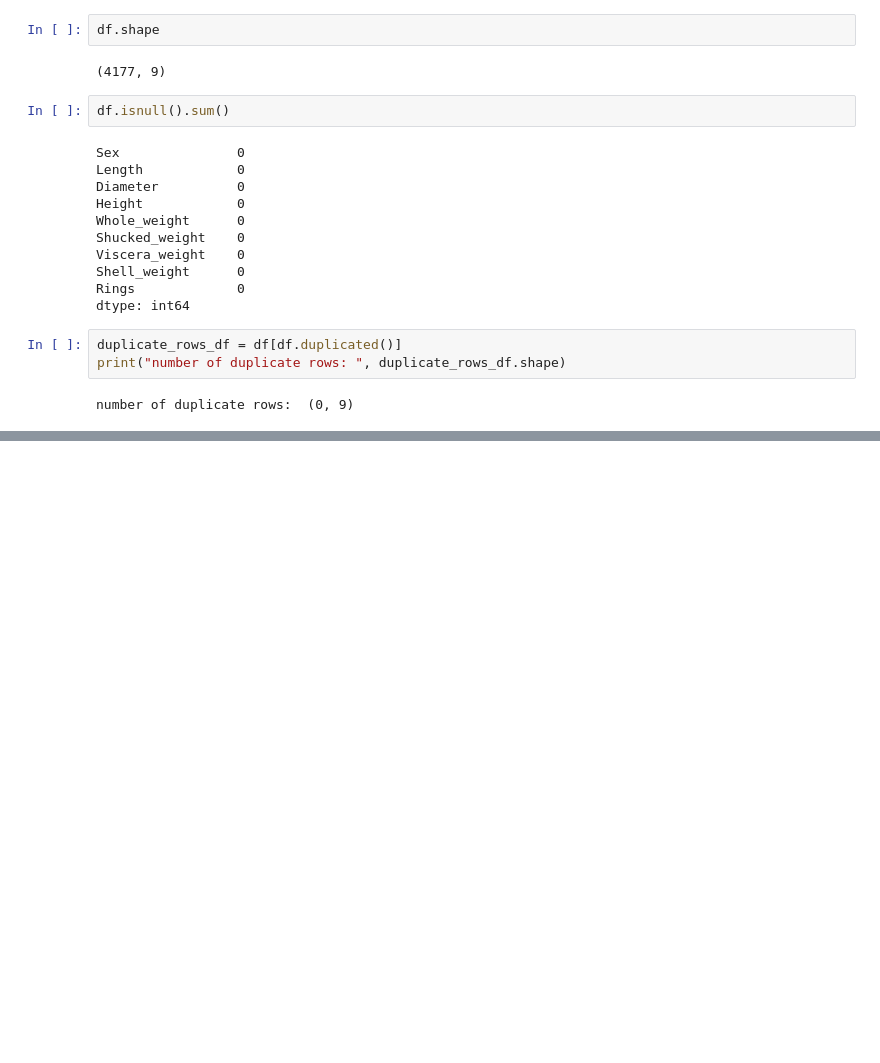
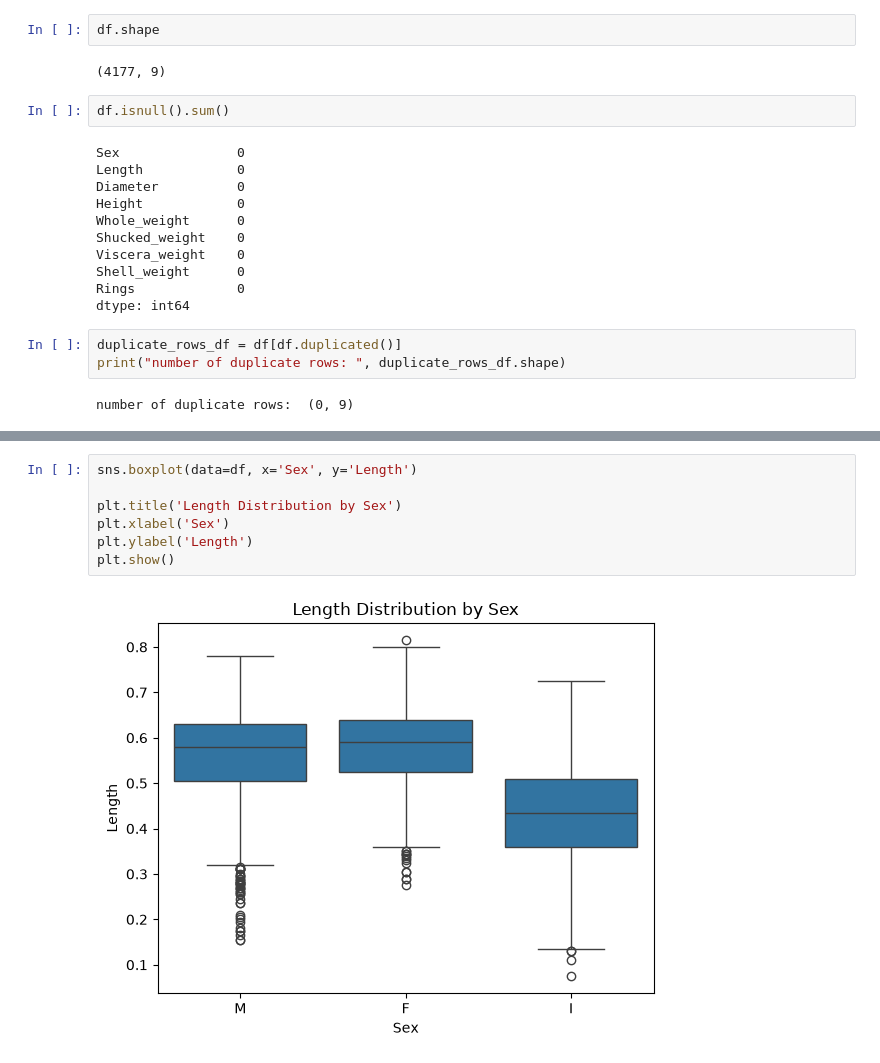
Before and after one commit to 2026623-Student/Statistical-Project, a Jupyter notebook: CA2_Statistical.ipynb, the cells around one changed output, grey strips where cells are left out. Cells and saved outputs as stored; diff of their text form; blank space fills up the shorter version.

```diff
--- a/CA2_Statistical.ipynb
+++ b/CA2_Statistical.ipynb
@@ -78,0 +183,9 @@ array([0.455, 0.35 , 0.53 , 0.44 , 0.33 , 0.425, 0.545, 0.475, 0.55 ,
+# %%
+sns.boxplot(data=df, x='Sex', y='Length')
+
+plt.title('Length Distribution by Sex')
+plt.xlabel('Sex')
+plt.ylabel('Length')
+plt.show()
+# %% [output]
+[figure, added]
```
Also changed, not shown: parts of 31 cells of this notebook.
